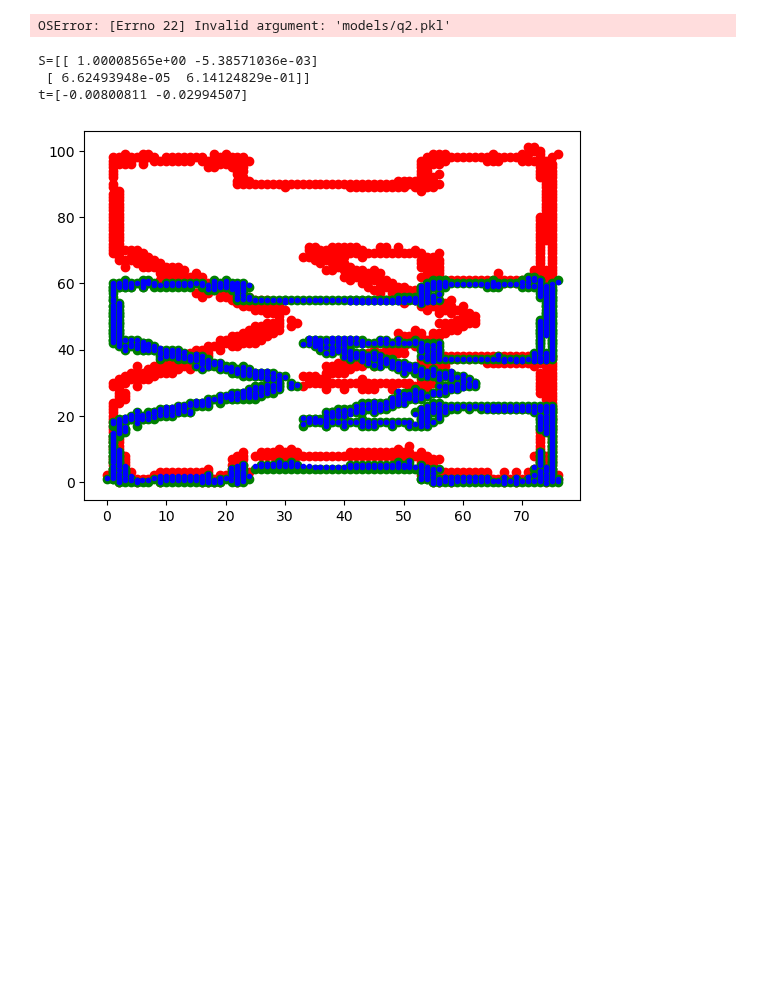
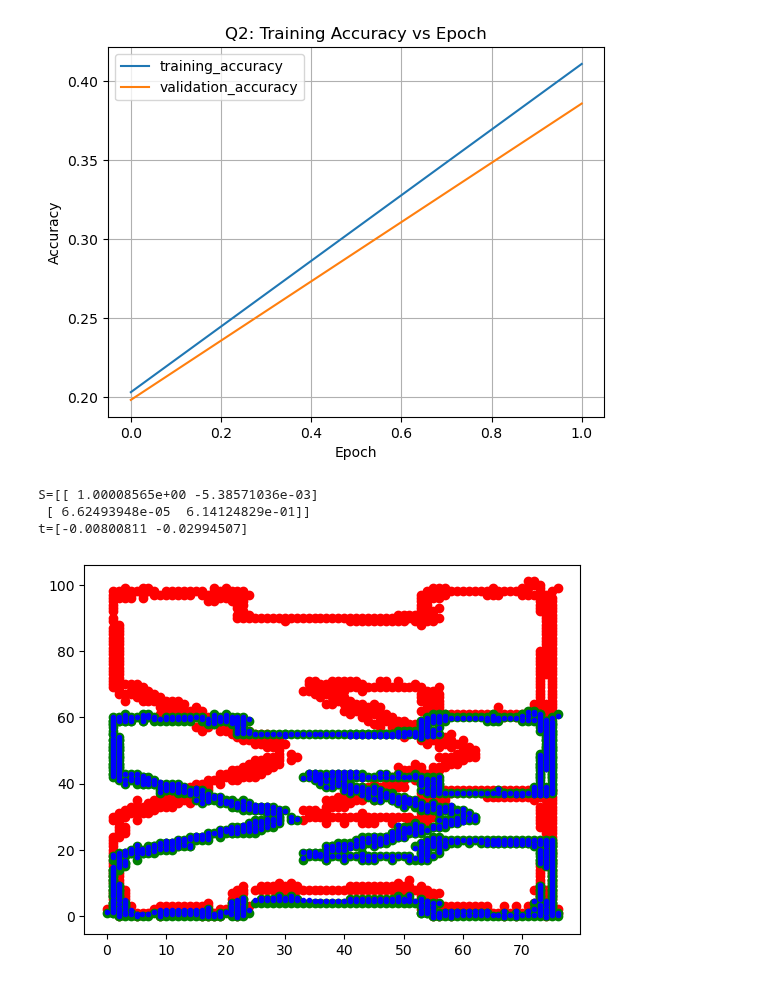
Before and after one commit to Javen-W/CSE803-Computer-Vision, a Jupyter notebook: HW4/CSE803_HW4.ipynb, the cells around one changed output. Cells and saved outputs as stored; diff of their text form; code cells hidden in the pictures; blank space fills up the shorter version.

```diff
--- a/HW4/CSE803_HW4.ipynb
+++ b/HW4/CSE803_HW4.ipynb
@@ -562,7 +399,7 @@ def train(model: SoftmaxClassifier, model_name: str):
         train_data,
         learning_rate=5e-3,
         lr_decay=0.9,
-        num_epochs=20,
+        num_epochs=1, # 20
         batch_size=128,
         print_every=1000
     )
@@ -609,7 +603,7 @@ https://www.cs.toronto.edu/~kriz/cifar-10-python.tar.gz
 """
 # initialize model
 model = SoftmaxClassifier(
-    hidden_dim=300,
+    hidden_dim=None,
 )
 
 # train model and report results
@@ -644,4 +625,4 @@ Test accuracy: 0.4099
-OSError: [Errno 22] Invalid argument: 'models/q2.pkl'
+[figure, added]
 # %%
 """
 Q1: Optimization and Fitting
```
Also changed, not shown: parts of 3 cells of this notebook.
